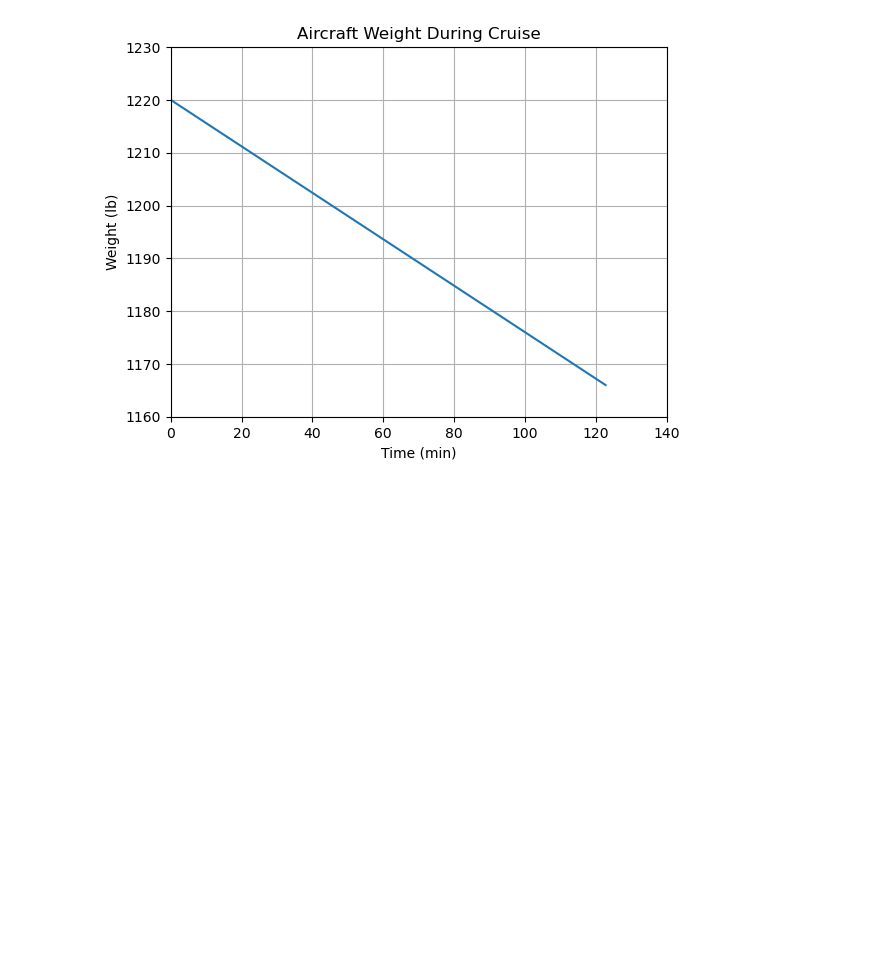
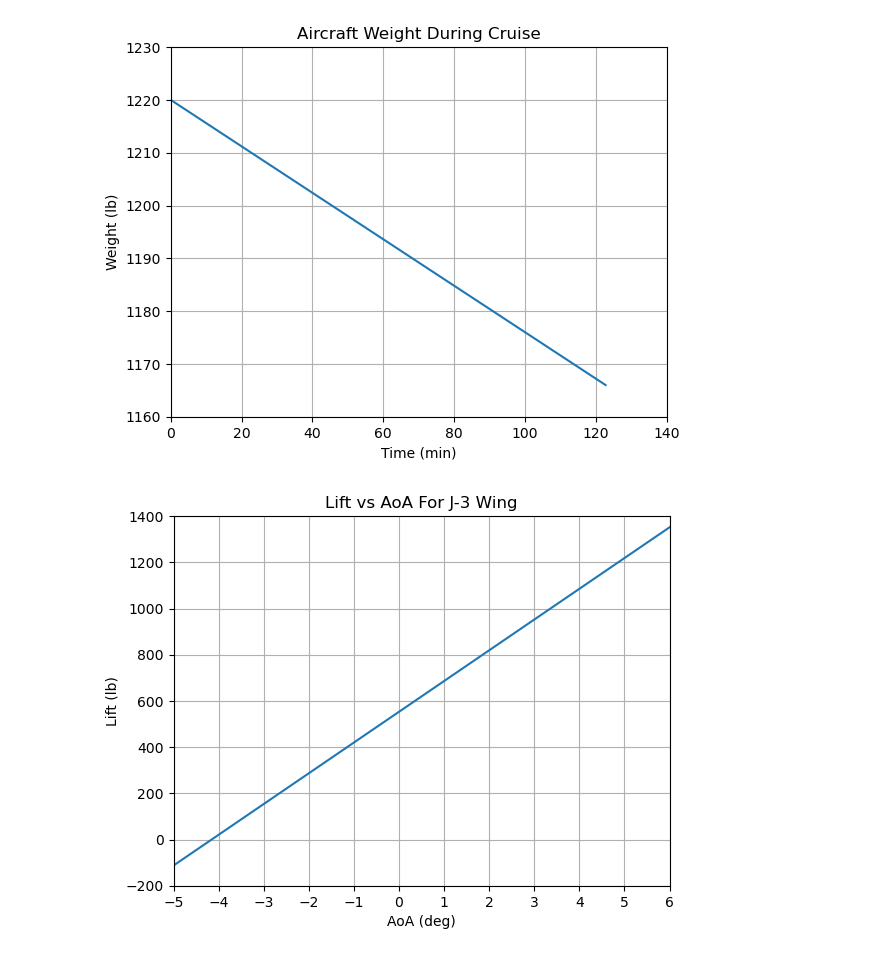
Before and after one commit to sladesladeslade/SchoolStuff, a Jupyter notebook: aerodynamics/Final Project/finalproject.ipynb, the cells around one changed output. Drawn from its saved outputs; the diff is of its cells as text; code cells hidden in the pictures; blank space fills up the shorter version.

Commit message:
pllt updates

```diff
--- a/aerodynamics/Final Project/finalproject.ipynb
+++ b/aerodynamics/Final Project/finalproject.ipynb
@@ -35,3 +35,27 @@ plt.title("Aircraft Weight During Cruise")
 plt.show()
 # %% [output]
 [figure]
+# %%
+# get all the PLLTs
+Airfoil = "4412"
+a0 = np.degrees(PLLT.TAFT(Airfoil)[0])
+b = 10.74
+c = 1.544
+S = b*c
+Vinf = 33.53
+# %%
+# find lift for aoa
+aoas = np.arange(-5, 6.5, 0.5)
+lift = [0.5*0.9093*(33.53**2)*S*PLLT.LiftDistribution(a, a0, b, c, Vinf, S)[2]/4.448 for a in aoas]
+plt.plot(aoas, lift)
+plt.xlabel("AoA (deg)")
+plt.ylabel("Lift (lb)")
+plt.xlim([-5, 6])
+plt.xticks(np.arange(-5, 7, 1))
+plt.ylim([-200, 1400])
+plt.grid()
+plt.title("Lift vs AoA For J-3 Wing")
+# plt.plot(aoas, a*aoas+b)
+plt.show()
+# %% [output]
+[figure, added]
```
Also changed, not shown: parts of 1 cell of this notebook, 1 other file.
